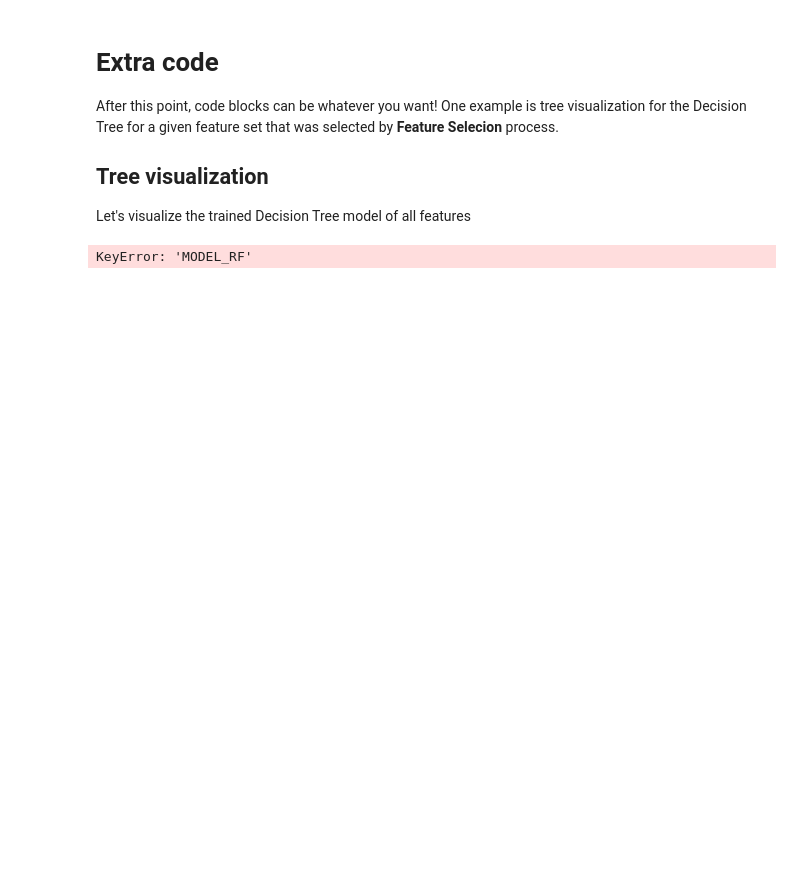
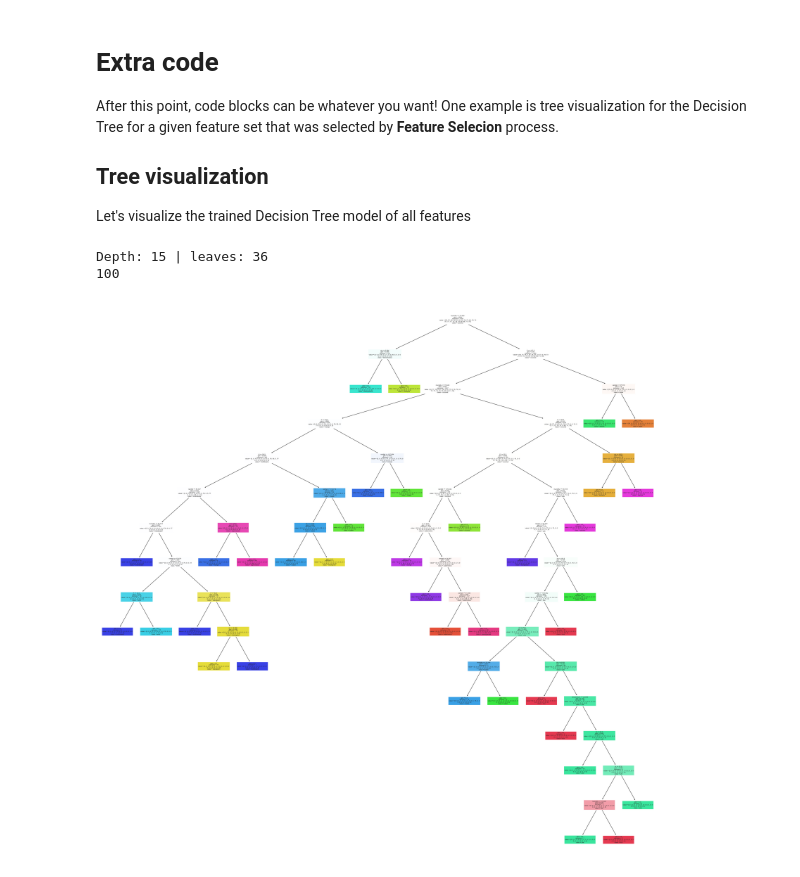
Before and after one commit to miguelmagueijo/CropRecommendation, a Jupyter notebook: src/main.ipynb, the cells around one changed output. Cells and saved outputs as stored; diff of their text form; code cells hidden in the pictures; blank space fills up the shorter version.

```diff
--- a/src/main.ipynb
+++ b/src/main.ipynb
@@ -612,11 +610,17 @@ One example is tree visualization for the Decision Tree for a given feature set
 ## Tree visualization
 Let's visualize the trained Decision Tree model of all features
 # %%
-feature_set_name = "MODEL_RF"
+feature_set_name = "ALL-RFECV_RF-RFECV_SVC"
 
 dt_model = tt_results[feature_set_name]["DT"]["model"]
+rf_model = tt_results[feature_set_name]["RF"]["model"]
+print(f"Depth: {dt_model.get_depth()} | leaves: {dt_model.get_n_leaves()}")
+print(len(rf_model.estimators_))
 fig = plt.figure(figsize=(35, 35))
-tree.plot_tree(dt_model, feature_names=selected_features[feature_set_name], class_names=dt_model.classes_)
+tree.plot_tree(dt_model, feature_names=selected_features[feature_set_name], class_names=dt_model.classes_, filled=True)
+plt.savefig("../Images/DT_MODEL_ALL_ATHARVAINGLE_CR")
 plt.show()
 # %% [output]
-KeyError: 'MODEL_RF'
+Depth: 15 | leaves: 36
+100
+[figure, added]
```
Also changed, not shown: parts of 18 cells of this notebook.
